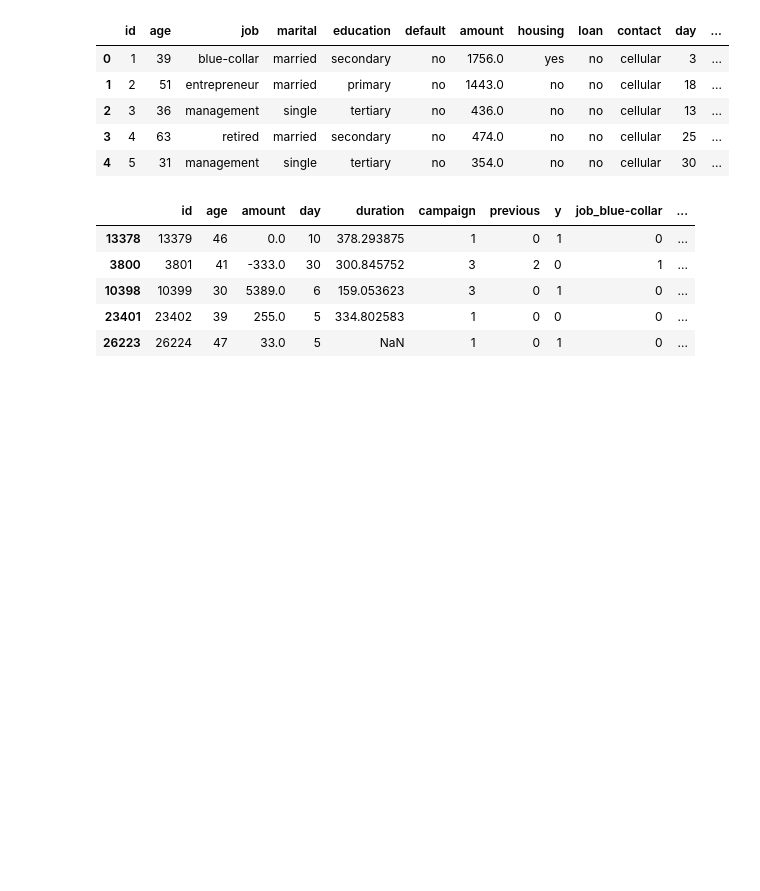
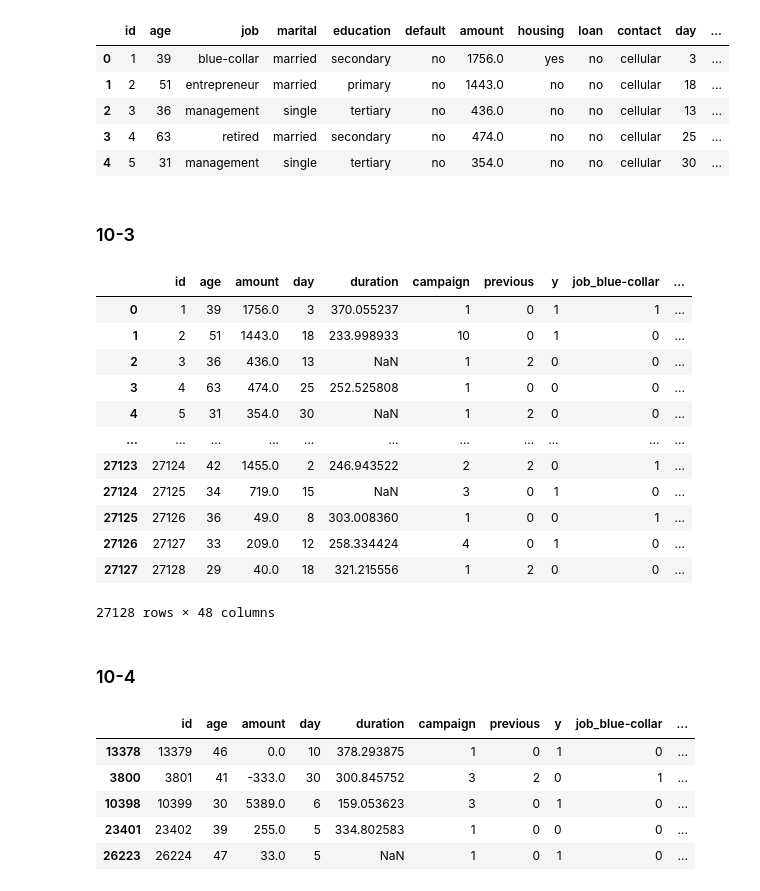
Before and after one commit to ahiru3test/aiai, a Jupyter notebook: notebook/sukkiri-ml-codes/ipynb/chap10a.ipynb, the cells around one changed output. Drawn from its saved outputs; the diff is of its cells as text; code cells hidden in the pictures; blank space fills up the shorter version.

```diff
--- a/notebook/sukkiri-ml-codes/ipynb/chap10a.ipynb
+++ b/notebook/sukkiri-ml-codes/ipynb/chap10a.ipynb
@@ -391,6 +621,8 @@ df.head()
 | 2 | 3 | 36 | management | single | tertiary | no | 436.0 | no | no | cellular | 13 | ... |
 | 3 | 4 | 63 | retired | married | secondary | no | 474.0 | no | no | cellular | 25 | ... |
 | 4 | 5 | 31 | management | single | tertiary | no | 354.0 | no | no | cellular | 30 | ... |
+# %% [markdown]
+### 10-3
 # %%
 # まず、ダミー変数化をしたいが、文字列の列が複数あるので抜き出す。
 str_col_name=['job','default','marital','education','housing','loan','contact','month']
@@ -400,6 +632,24 @@ str_df2=pd.get_dummies(str_df,drop_first=True)
 
 num_df = df.drop(str_col_name,axis=1)#数値列を抜き出す
 df2 = pd.concat([num_df,str_df2,str_df],axis=1)#結合(今後の集計の利便性も考慮してstr_dfも結合しておく)
+# %%
+df2
+# %% [output]
+|  | id | age | amount | day | duration | campaign | previous | y | job_blue-collar | ... |
+| 0 | 1 | 39 | 1756.0 | 3 | 370.055237 | 1 | 0 | 1 | 1 | ... |
+| 1 | 2 | 51 | 1443.0 | 18 | 233.998933 | 10 | 0 | 1 | 0 | ... |
+| 2 | 3 | 36 | 436.0 | 13 | NaN | 1 | 2 | 0 | 0 | ... |
+| 3 | 4 | 63 | 474.0 | 25 | 252.525808 | 1 | 0 | 0 | 0 | ... |
+| 4 | 5 | 31 | 354.0 | 30 | NaN | 1 | 2 | 0 | 0 | ... |
+| ... | ... | ... | ... | ... | ... | ... | ... | ... | ... | ... |
+| 27123 | 27124 | 42 | 1455.0 | 2 | 246.943522 | 2 | 2 | 0 | 1 | ... |
+| 27124 | 27125 | 34 | 719.0 | 15 | NaN | 3 | 0 | 1 | 0 | ... |
+| 27125 | 27126 | 36 | 49.0 | 8 | 303.008360 | 1 | 0 | 0 | 1 | ... |
+| 27126 | 27127 | 33 | 209.0 | 12 | 258.334424 | 4 | 0 | 1 | 0 | ... |
+| 27127 | 27128 | 29 | 40.0 | 18 | 321.215556 | 1 | 2 | 0 | 0 | ... |
+27128 rows × 48 columns
+# %% [markdown]
+### 10-4
 # %%
 #訓練&検証データとテストデータに分割
 train_val,test = train_test_split(df2,test_size=0.1,random_state=9)
```
Also changed, not shown: parts of 69 cells of this notebook, 5 other files.
